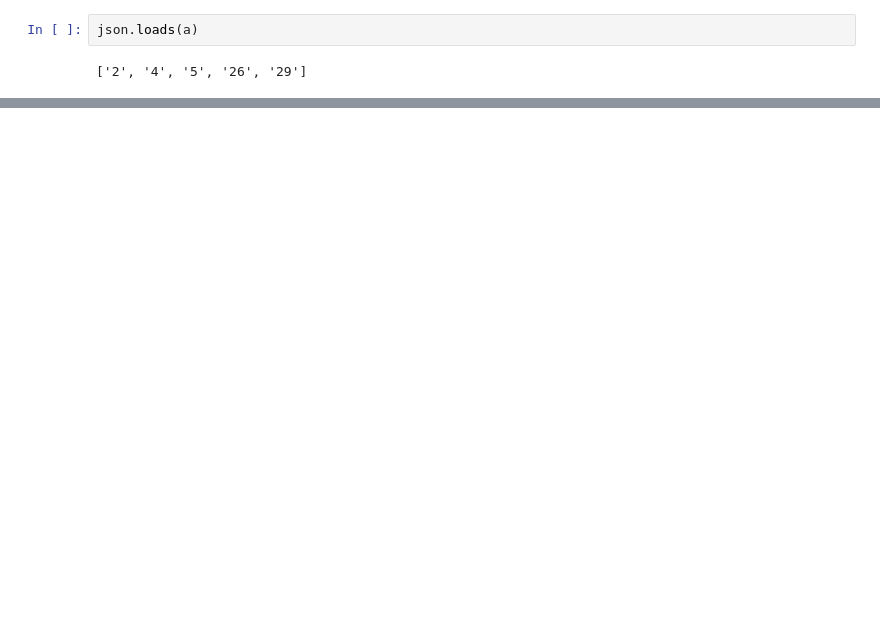
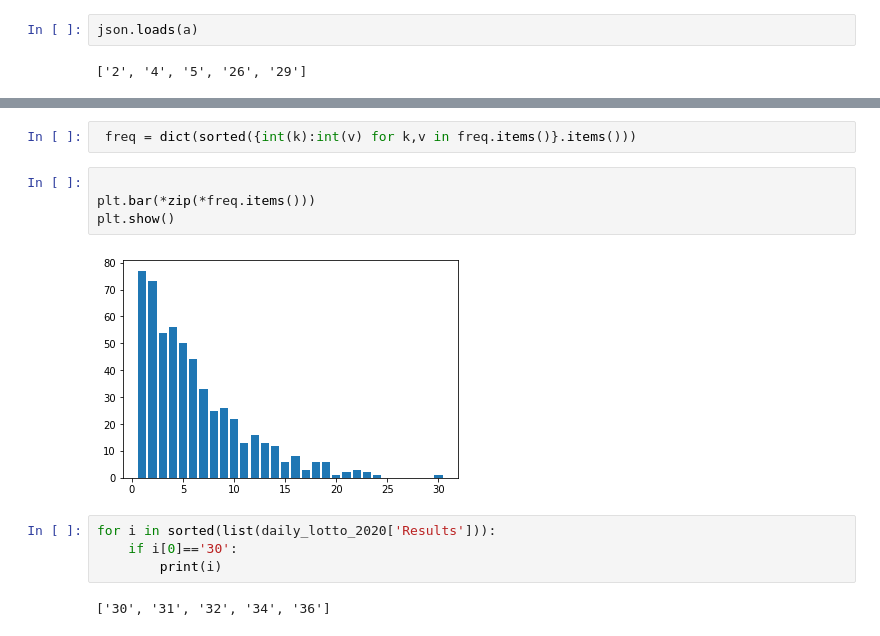
Before and after one commit to professorshabs/Win-lotto, a Jupyter notebook: win-winner.ipynb, the cells around one changed output, grey strips where cells are left out. Drawn from its saved outputs; the diff is of its cells as text; blank space fills up the shorter version.

```diff
--- a/win-winner.ipynb
+++ b/win-winner.ipynb
@@ -318,0 +371,14 @@ if __name__ == "__main__":
+# %%
+ freq = dict(sorted({int(k):int(v) for k,v in freq.items()}.items()))
+# %%
+
+plt.bar(*zip(*freq.items()))
+plt.show()
+# %% [output]
+[figure, added]
+# %%
+for i in sorted(list(daily_lotto_2020['Results'])):
+    if i[0]=='30':
+        print(i)
+# %% [output]
+['30', '31', '32', '34', '36']
```
Also changed, not shown: parts of 65 cells of this notebook.
